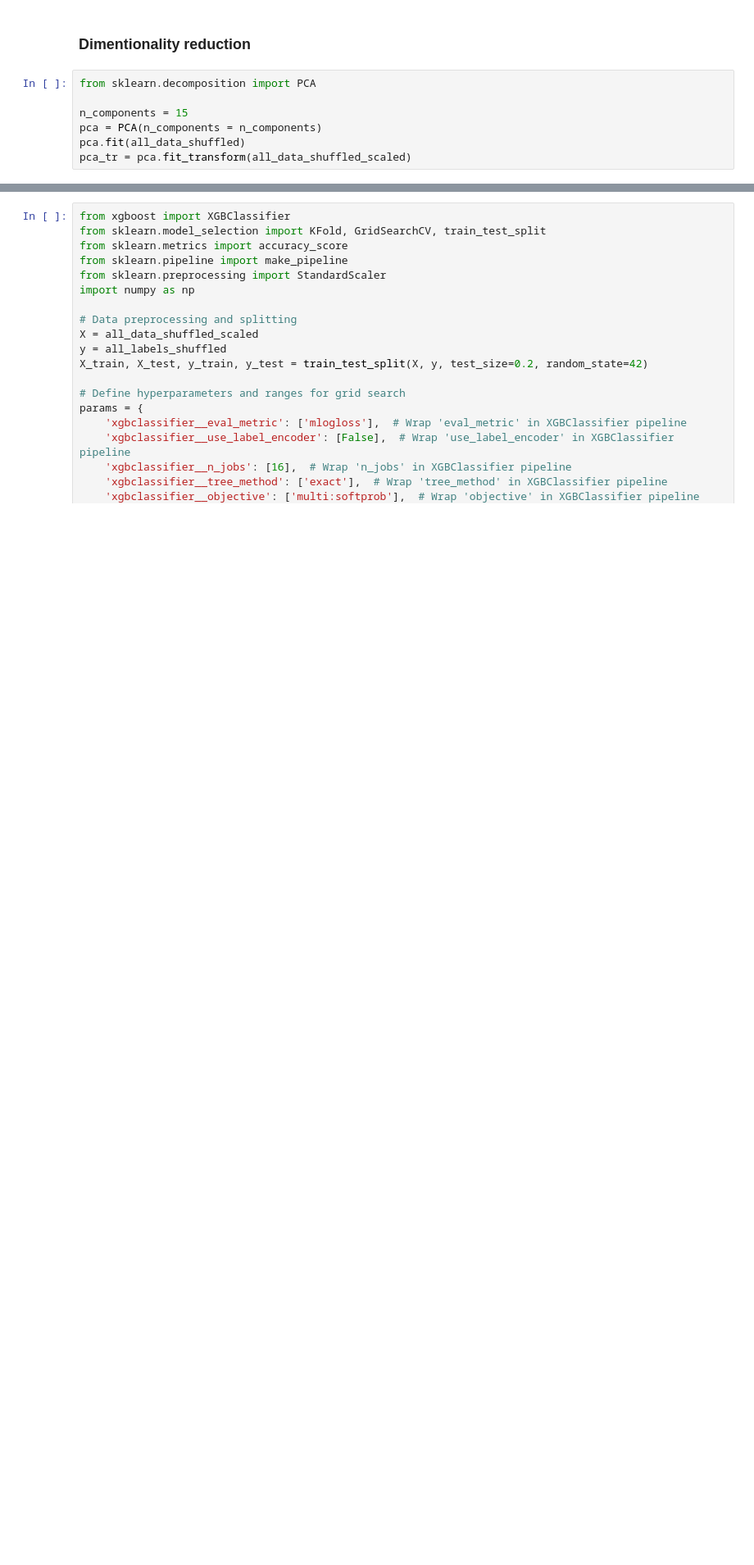
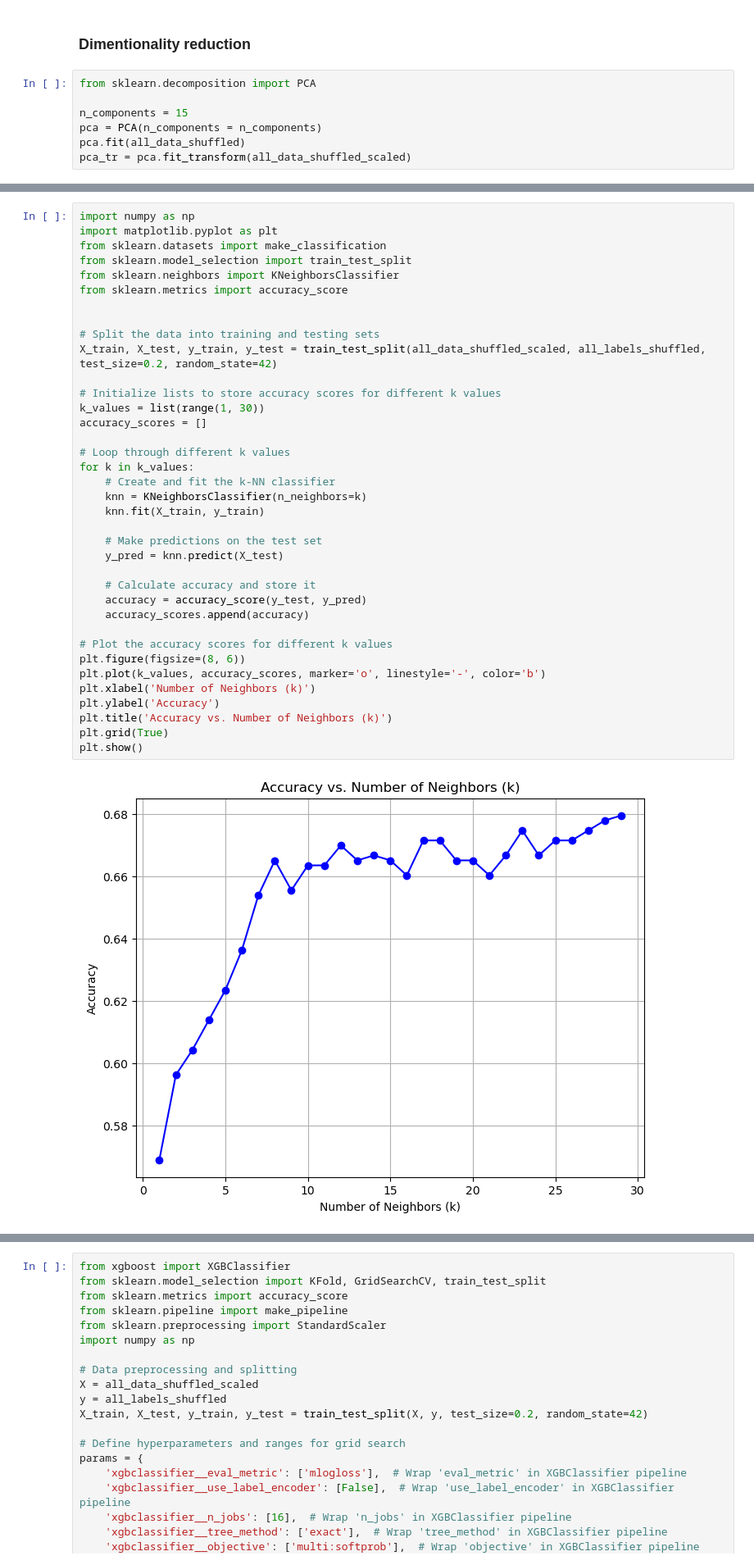
Before and after one commit to AmirMohammadiKarbalaei/Kaggle-Grasp-and-Lift-EEG-Detection, a Jupyter notebook: eeg_signals_analysis.ipynb, the cells around one changed output, grey strips where cells are left out. Shown at 82% size. Drawn from its saved outputs; the diff is of its cells as text; blank space fills up the shorter version.

```diff
--- a/eeg_signals_analysis.ipynb
+++ b/eeg_signals_analysis.ipynb
@@ -80,0 +156,39 @@ X_train, X_test, y_train, y_test = train_test_split(all_data_shuffled_scaled,
+# %%
+import numpy as np
+import matplotlib.pyplot as plt
+from sklearn.datasets import make_classification
+from sklearn.model_selection import train_test_split
+from sklearn.neighbors import KNeighborsClassifier
+from sklearn.metrics import accuracy_score
+
+
+# Split the data into training and testing sets
+X_train, X_test, y_train, y_test = train_test_split(all_data_shuffled_scaled, all_labels_shuffled, test_size=0.2, random_state=42)
+
+# Initialize lists to store accuracy scores for different k values
+k_values = list(range(1, 30))
+accuracy_scores = []
+
+# Loop through different k values
+for k in k_values:
+    # Create and fit the k-NN classifier
+    knn = KNeighborsClassifier(n_neighbors=k)
+    knn.fit(X_train, y_train)
+
+    # Make predictions on the test set
+    y_pred = knn.predict(X_test)
+
+    # Calculate accuracy and store it
+    accuracy = accuracy_score(y_test, y_pred)
+    accuracy_scores.append(accuracy)
+
+# Plot the accuracy scores for different k values
+plt.figure(figsize=(8, 6))
+plt.plot(k_values, accuracy_scores, marker='o', linestyle='-', color='b')
+plt.xlabel('Number of Neighbors (k)')
+plt.ylabel('Accuracy')
+plt.title('Accuracy vs. Number of Neighbors (k)')
+plt.grid(True)
+plt.show()
+# %% [output]
+[figure, added]
```
Also changed, not shown: parts of 18 cells of this notebook.
